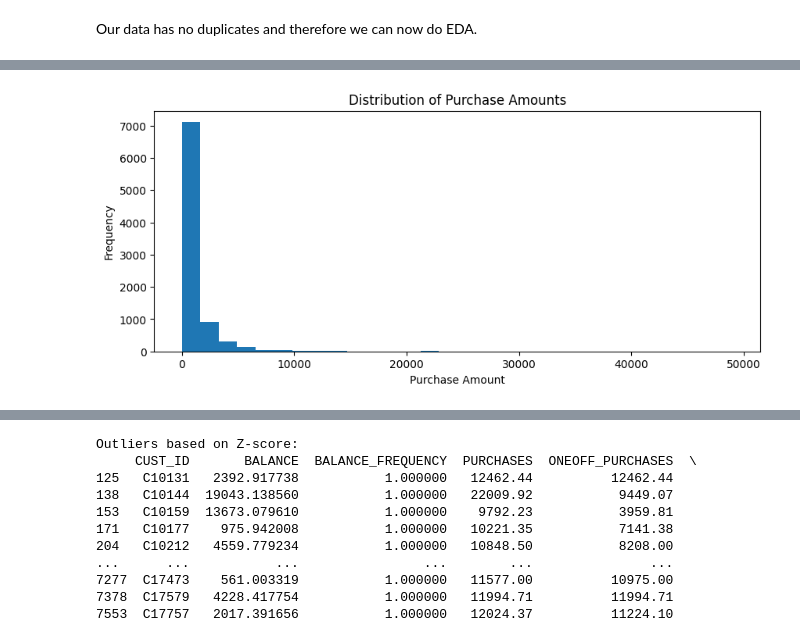
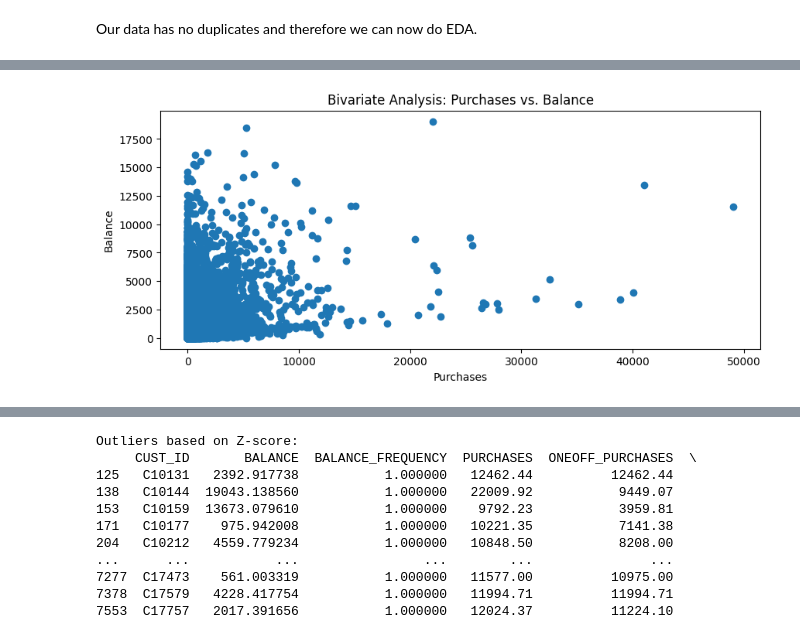
Before and after one commit to SKitavi/Smarthive-ai, a Jupyter notebook: SmartHive_Phase1.ipynb, the cells around one changed output, grey strips where cells are left out. Cells and saved outputs as stored; diff of their text form; code cells hidden in the pictures.

```diff
--- a/SmartHive_Phase1.ipynb
+++ b/SmartHive_Phase1.ipynb
@@ -255,12 +377,10 @@ Graphical EDA is done to analyse and visualise data in our dataset to uncover pa
 # %%
-import matplotlib.pyplot as plt
-
-# Histogram of purchase amounts
+# 3. Scatter plot of purchases vs. balance
 plt.figure(figsize=(10, 4))
-plt.hist(df['PURCHASES'], bins=30)
-plt.title('Distribution of Purchase Amounts')
-plt.xlabel('Purchase Amount')
-plt.ylabel('Frequency')
+plt.scatter(df['PURCHASES'], df['BALANCE'])
+plt.title('Bivariate Analysis: Purchases vs. Balance')
+plt.xlabel('Purchases')
+plt.ylabel('Balance')
 plt.show()
 # %% [output]
-[figure, old version]
+[figure, new version]
```
Also changed, not shown: parts of 32 cells of this notebook.
